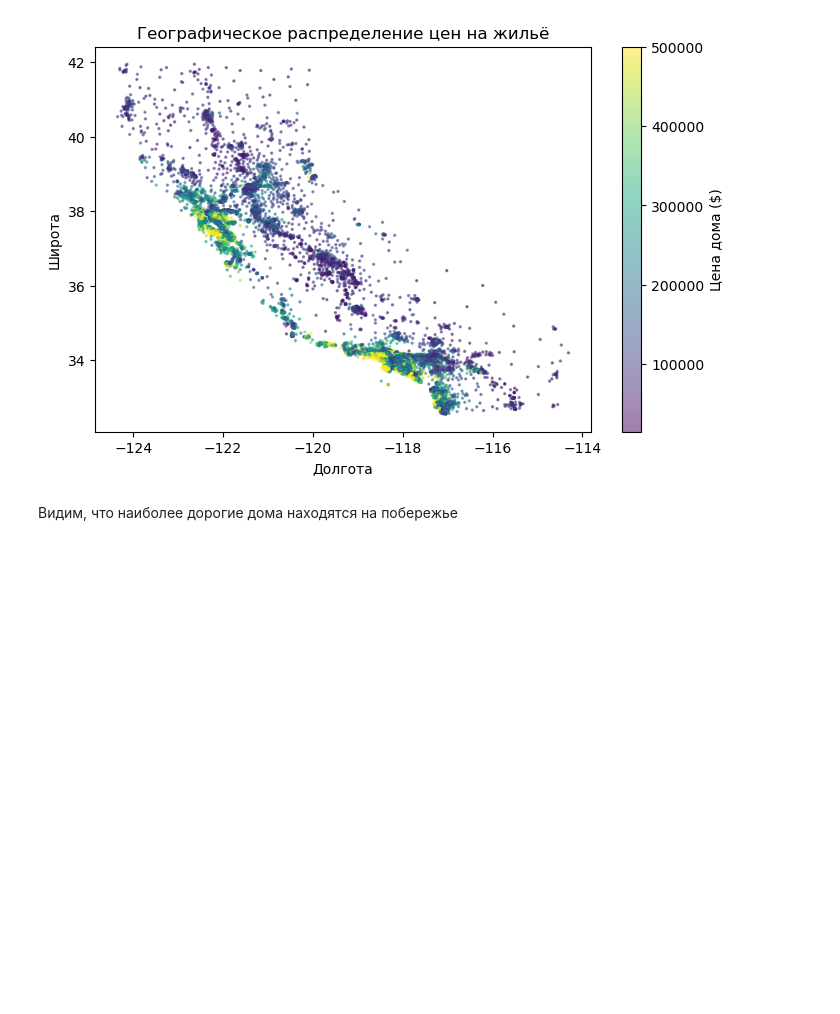
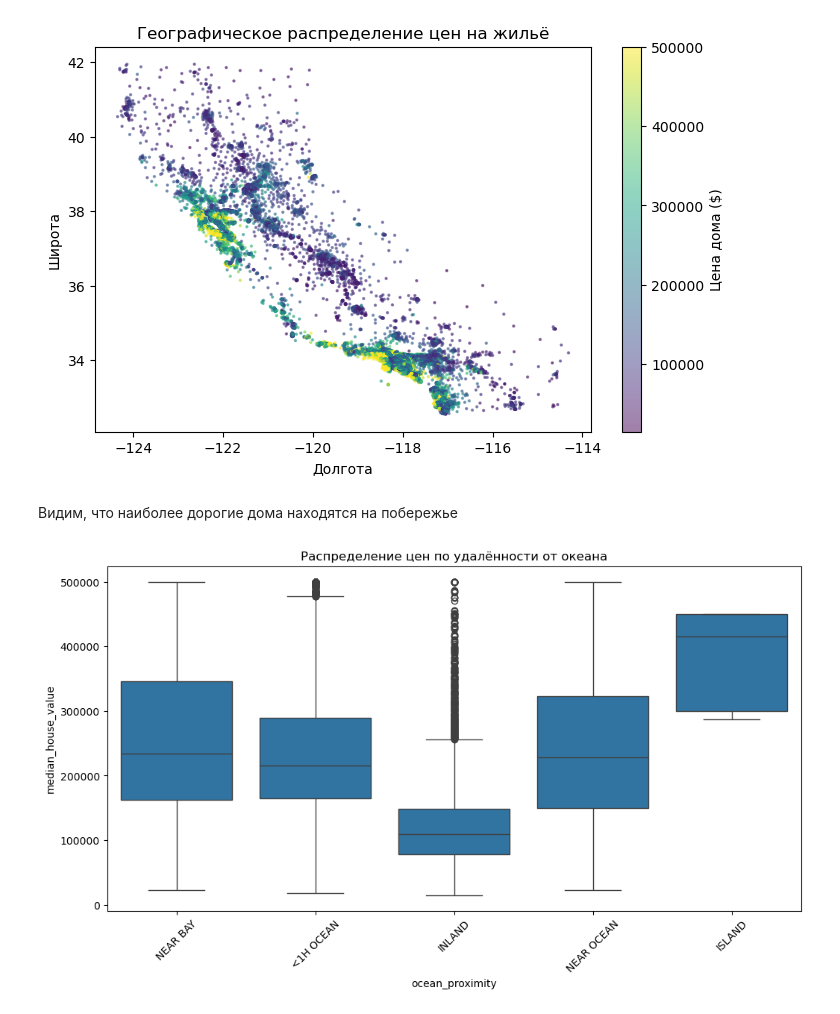
Before and after one commit to BRSHD/house-pricing, a Jupyter notebook: model.ipynb, the cells around one changed output. Saved outputs shown, nothing was run; the diff lists cells and outputs as text; code cells hidden in the pictures; blank space fills up the shorter version.

```diff
--- a/model.ipynb
+++ b/model.ipynb
@@ -134,3 +134,11 @@ plt.show()
 [figure]
 # %% [markdown]
 Видим, что наиболее дорогие дома находятся на побережье
+# %%
+plt.figure(figsize = (12,6))
+sns.boxplot(data = data, x = 'ocean_proximity', y = 'median_house_value')
+plt.title('Распределение цен по удалённости от океана')
+plt.xticks(rotation = 45)
+plt.show()
+# %% [output]
+[figure, added]
```
Also changed, not shown: parts of 7 cells of this notebook.
